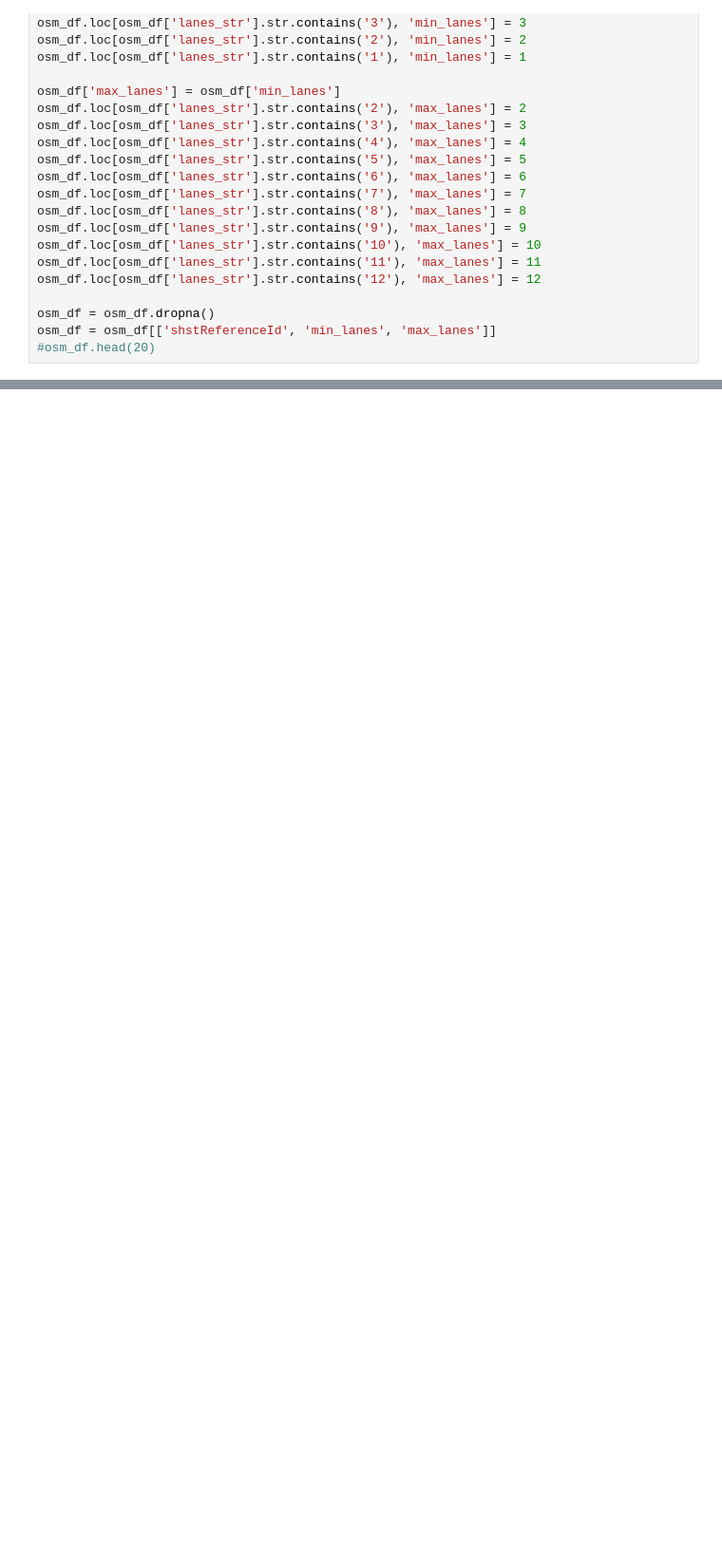
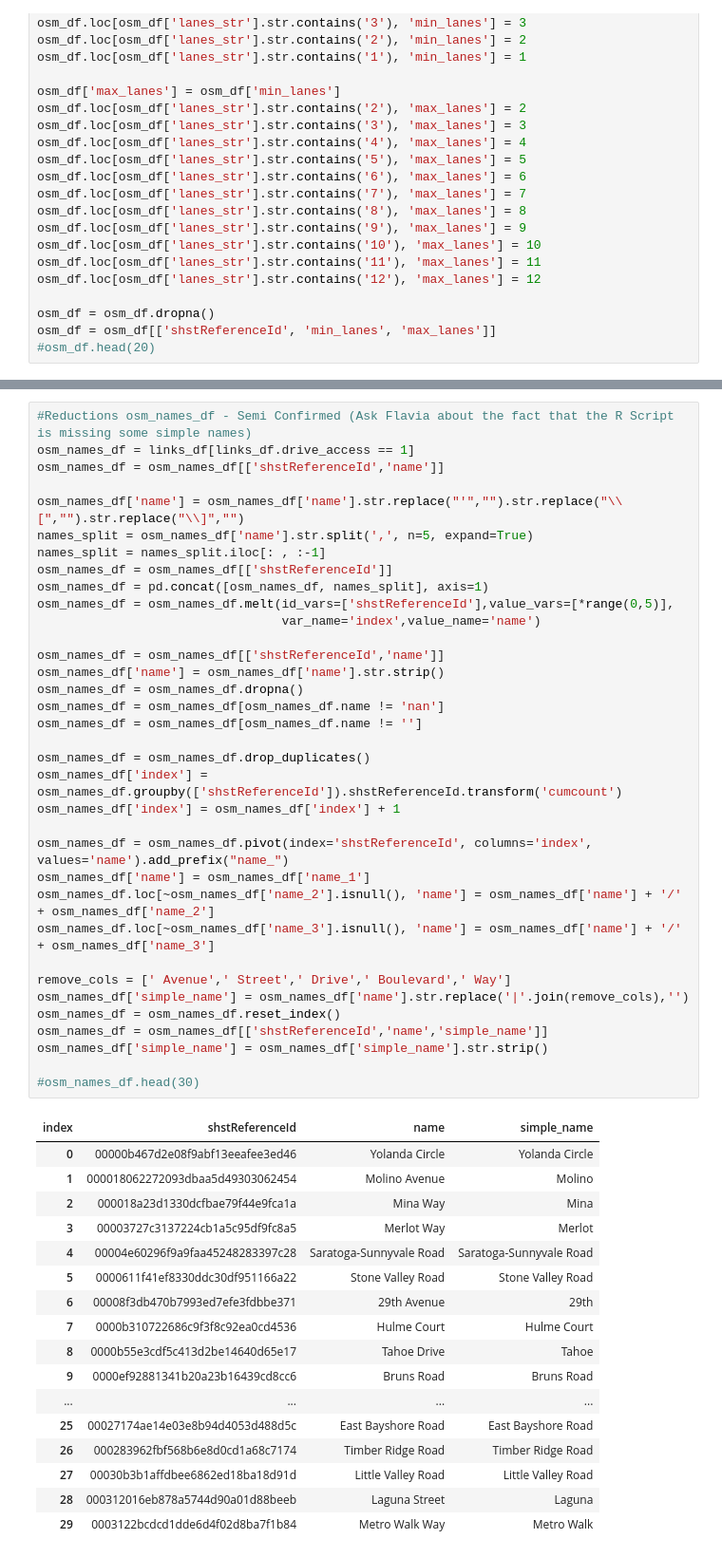
Before and after one commit to BayAreaMetro/travel-model-two-networks, a Jupyter notebook: src/scripts/make-lasso-lookups.ipynb, the cells around one changed output, grey strips where cells are left out. Shown at 95% size. Drawn from its saved outputs; the diff is of its cells as text; blank space fills up the shorter version.

```diff
--- a/src/scripts/make-lasso-lookups.ipynb
+++ b/src/scripts/make-lasso-lookups.ipynb
@@ -126,3 +103,56 @@ osm_names_df
+# %%
+#Reductions osm_names_df - Semi Confirmed (Ask Flavia about the fact that the R Script is missing some simple names)
+osm_names_df = links_df[links_df.drive_access == 1]
+osm_names_df = osm_names_df[['shstReferenceId','name']]
+
+osm_names_df['name'] = osm_names_df['name'].str.replace("'","").str.replace("\\[","").str.replace("\\]","")
+names_split = osm_names_df['name'].str.split(',', n=5, expand=True)
+names_split = names_split.iloc[: , :-1]
+osm_names_df = osm_names_df[['shstReferenceId']]
+osm_names_df = pd.concat([osm_names_df, names_split], axis=1)
+osm_names_df = osm_names_df.melt(id_vars=['shstReferenceId'],value_vars=[*range(0,5)],
+                                 var_name='index',value_name='name')
+
+osm_names_df = osm_names_df[['shstReferenceId','name']]
+osm_names_df['name'] = osm_names_df['name'].str.strip()
+osm_names_df = osm_names_df.dropna()
+osm_names_df = osm_names_df[osm_names_df.name != 'nan']
+osm_names_df = osm_names_df[osm_names_df.name != '']
+
+osm_names_df = osm_names_df.drop_duplicates()
+osm_names_df['index'] = osm_names_df.groupby(['shstReferenceId']).shstReferenceId.transform('cumcount')
+osm_names_df['index'] = osm_names_df['index'] + 1
+
+osm_names_df = osm_names_df.pivot(index='shstReferenceId', columns='index', values='name').add_prefix("name_")
+osm_names_df['name'] = osm_names_df['name_1']
+osm_names_df.loc[~osm_names_df['name_2'].isnull(), 'name'] = osm_names_df['name'] + '/' + osm_names_df['name_2']
+osm_names_df.loc[~osm_names_df['name_3'].isnull(), 'name'] = osm_names_df['name'] + '/' + osm_names_df['name_3']
+
+remove_cols = [' Avenue',' Street',' Drive',' Boulevard',' Way']
+osm_names_df['simple_name'] = osm_names_df['name'].str.replace('|'.join(remove_cols),'')
+osm_names_df = osm_names_df.reset_index()
+osm_names_df = osm_names_df[['shstReferenceId','name','simple_name']]
+osm_names_df['simple_name'] = osm_names_df['simple_name'].str.strip()
+
+#osm_names_df.head(30)
+# %% [output]
+| index | shstReferenceId | name | simple_name |
+| 0 | 00000b467d2e08f9abf13eeafee3ed46 | Yolanda Circle | Yolanda Circle |
+| 1 | 000018062272093dbaa5d49303062454 | Molino Avenue | Molino |
+| 2 | 000018a23d1330dcfbae79f44e9fca1a | Mina Way | Mina |
+| 3 | 00003727c3137224cb1a5c95df9fc8a5 | Merlot Way | Merlot |
+| 4 | 00004e60296f9a9faa45248283397c28 | Saratoga-Sunnyvale Road | Saratoga-Sunnyvale Road |
+| 5 | 0000611f41ef8330ddc30df951166a22 | Stone Valley Road | Stone Valley Road |
+| 6 | 00008f3db470b7993ed7efe3fdbbe371 | 29th Avenue | 29th |
+| 7 | 0000b310722686c9f3f8c92ea0cd4536 | Hulme Court | Hulme Court |
+| 8 | 0000b55e3cdf5c413d2be14640d65e17 | Tahoe Drive | Tahoe |
+| 9 | 0000ef92881341b20a23b16439cd8cc6 | Bruns Road | Bruns Road |
+| ... | ... | ... | ... |
+| 25 | 00027174ae14e03e8b94d4053d488d5c | East Bayshore Road | East Bayshore Road |
+| 26 | 000283962fbf568b6e8d0cd1a68c7174 | Timber Ridge Road | Timber Ridge Road |
+| 27 | 00030b3b1affdbee6862ed18ba18d91d | Little Valley Road | Little Valley Road |
+| 28 | 000312016eb878a5744d90a01d88beeb | Laguna Street | Laguna |
+| 29 | 0003122bcdcd1dde6d4f02d8ba7f1b84 | Metro Walk Way | Metro Walk |
 # %%
 #Reductions - legacy_df CONFIRMED
 legacy_df = conflation_df.dropna(subset=['TM2_A'])
```
Also changed, not shown: parts of 12 cells of this notebook, 2 other files.
